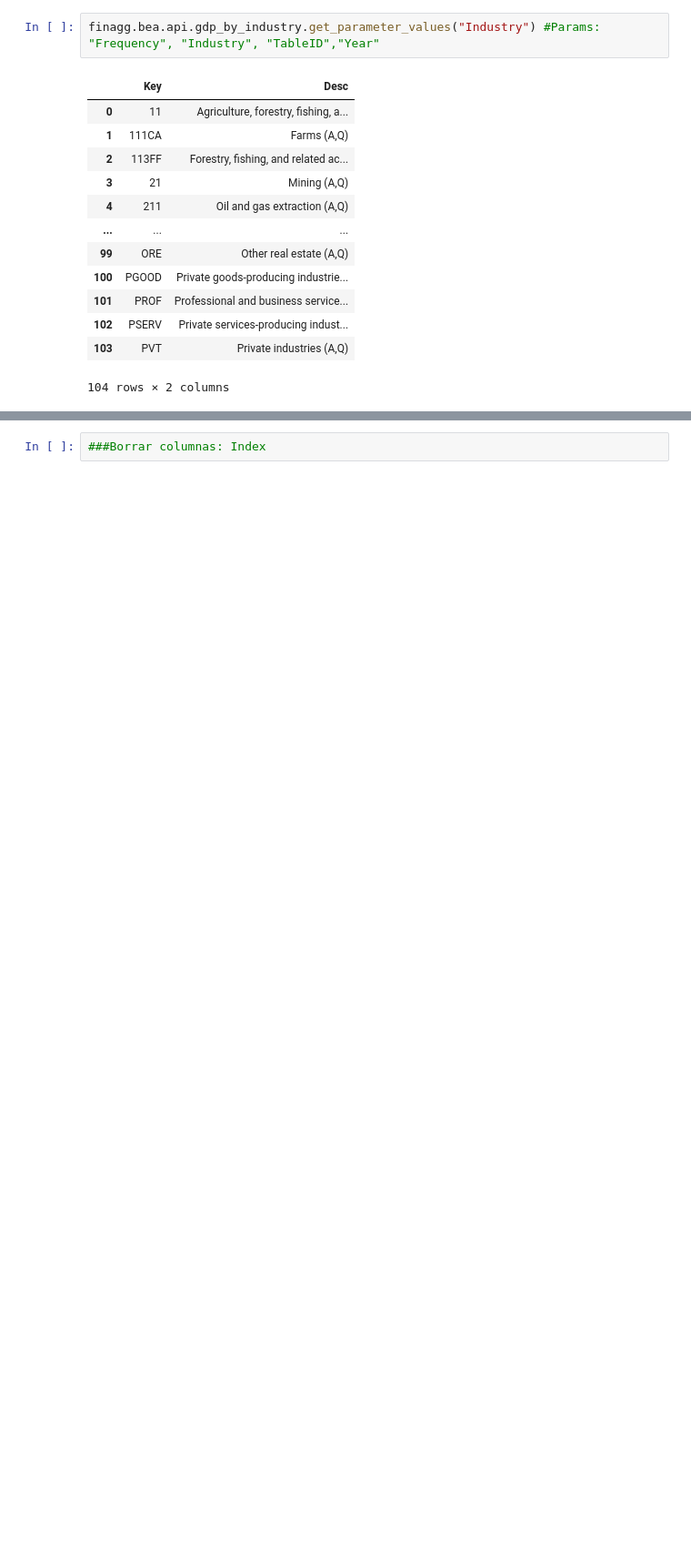
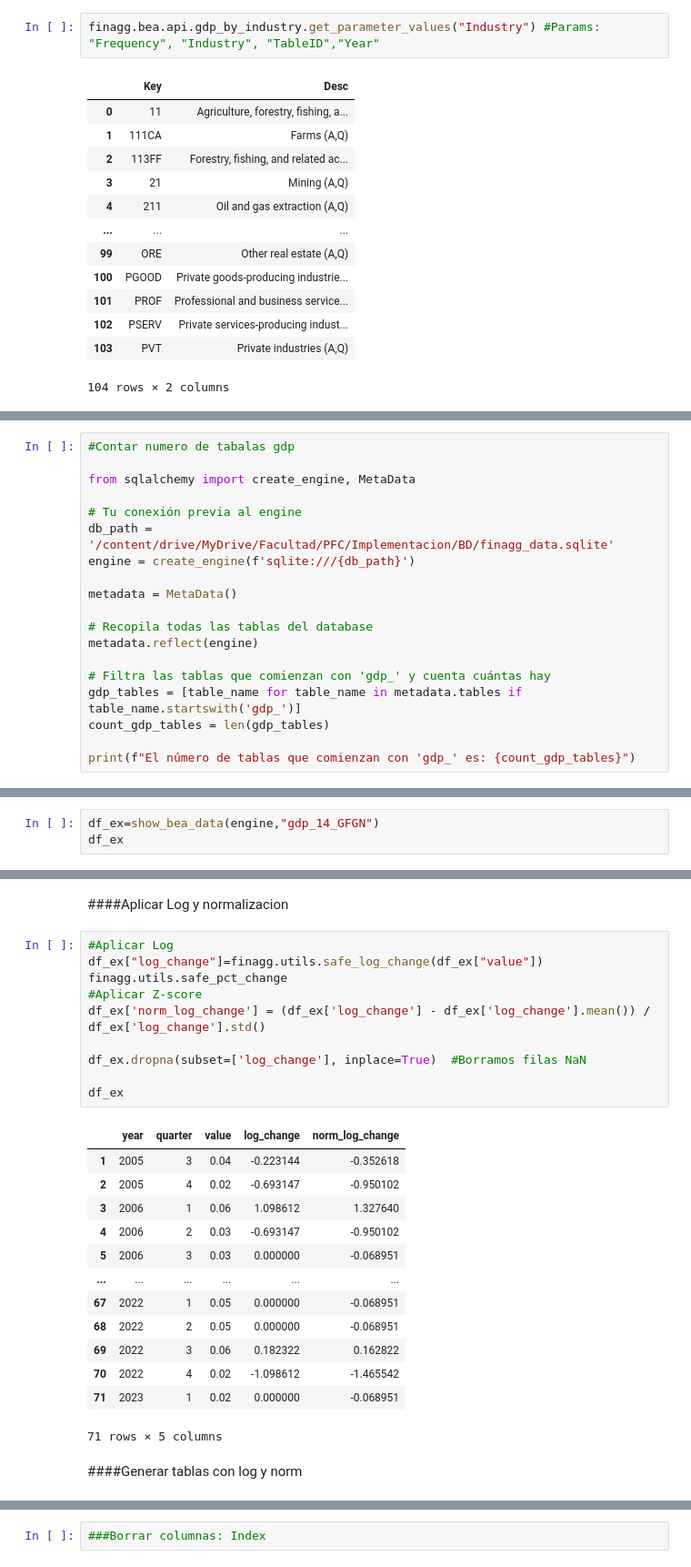
Before and after one commit to CatrielBartezaghi/FinancialDecisionML, a Jupyter notebook: Deliverable2/main2.ipynb, the cells around one changed output, grey strips where cells are left out. Shown at 91% size. Drawn from its saved outputs; the diff is of its cells as text; blank space fills up the shorter version.

Commit message:
applied log transformation and z-score normalization

```diff
--- a/Deliverable2/main2.ipynb
+++ b/Deliverable2/main2.ipynb
@@ -647,0 +778,19 @@ finagg.bea.api.gdp_by_industry.get_parameter_values("Industry") #Params: "Freque
+# %%
+#Contar numero de tabalas gdp
+
+from sqlalchemy import create_engine, MetaData
+
+# Tu conexión previa al engine
+db_path = '/content/drive/MyDrive/Facultad/PFC/Implementacion/BD/finagg_data.sqlite'
+engine = create_engine(f'sqlite:///{db_path}')
+
+metadata = MetaData()
+
+# Recopila todas las tablas del database
+metadata.reflect(engine)
+
+# Filtra las tablas que comienzan con 'gdp_' y cuenta cuántas hay
+gdp_tables = [table_name for table_name in metadata.tables if table_name.startswith('gdp_')]
+count_gdp_tables = len(gdp_tables)
+
+print(f"El número de tablas que comienzan con 'gdp_' es: {count_gdp_tables}")
@@ -647,0 +893,3 @@ finagg.bea.api.gdp_by_industry.get_parameter_values("Industry") #Params: "Freque
+# %%
+df_ex=show_bea_data(engine,"gdp_14_GFGN")
+df_ex
@@ -647,0 +910,28 @@ finagg.bea.api.gdp_by_industry.get_parameter_values("Industry") #Params: "Freque
+# %% [markdown]
+####Aplicar Log y normalizacion
+# %%
+#Aplicar Log
+df_ex["log_change"]=finagg.utils.safe_log_change(df_ex["value"])
+finagg.utils.safe_pct_change
+#Aplicar Z-score
+df_ex['norm_log_change'] = (df_ex['log_change'] - df_ex['log_change'].mean()) / df_ex['log_change'].std()
+
+df_ex.dropna(subset=['log_change'], inplace=True)  #Borramos filas NaN
+
+df_ex
+# %% [output]
+|  | year | quarter | value | log_change | norm_log_change |
+| 1 | 2005 | 3 | 0.04 | -0.223144 | -0.352618 |
+| 2 | 2005 | 4 | 0.02 | -0.693147 | -0.950102 |
+| 3 | 2006 | 1 | 0.06 | 1.098612 | 1.327640 |
+| 4 | 2006 | 2 | 0.03 | -0.693147 | -0.950102 |
+| 5 | 2006 | 3 | 0.03 | 0.000000 | -0.068951 |
+| ... | ... | ... | ... | ... | ... |
+| 67 | 2022 | 1 | 0.05 | 0.000000 | -0.068951 |
+| 68 | 2022 | 2 | 0.05 | 0.000000 | -0.068951 |
+| 69 | 2022 | 3 | 0.06 | 0.182322 | 0.162822 |
+| 70 | 2022 | 4 | 0.02 | -1.098612 | -1.465542 |
+| 71 | 2023 | 1 | 0.02 | 0.000000 | -0.068951 |
+71 rows × 5 columns
+# %% [markdown]
+####Generar tablas con log y norm
```
Also changed, not shown: parts of 37 cells of this notebook.
